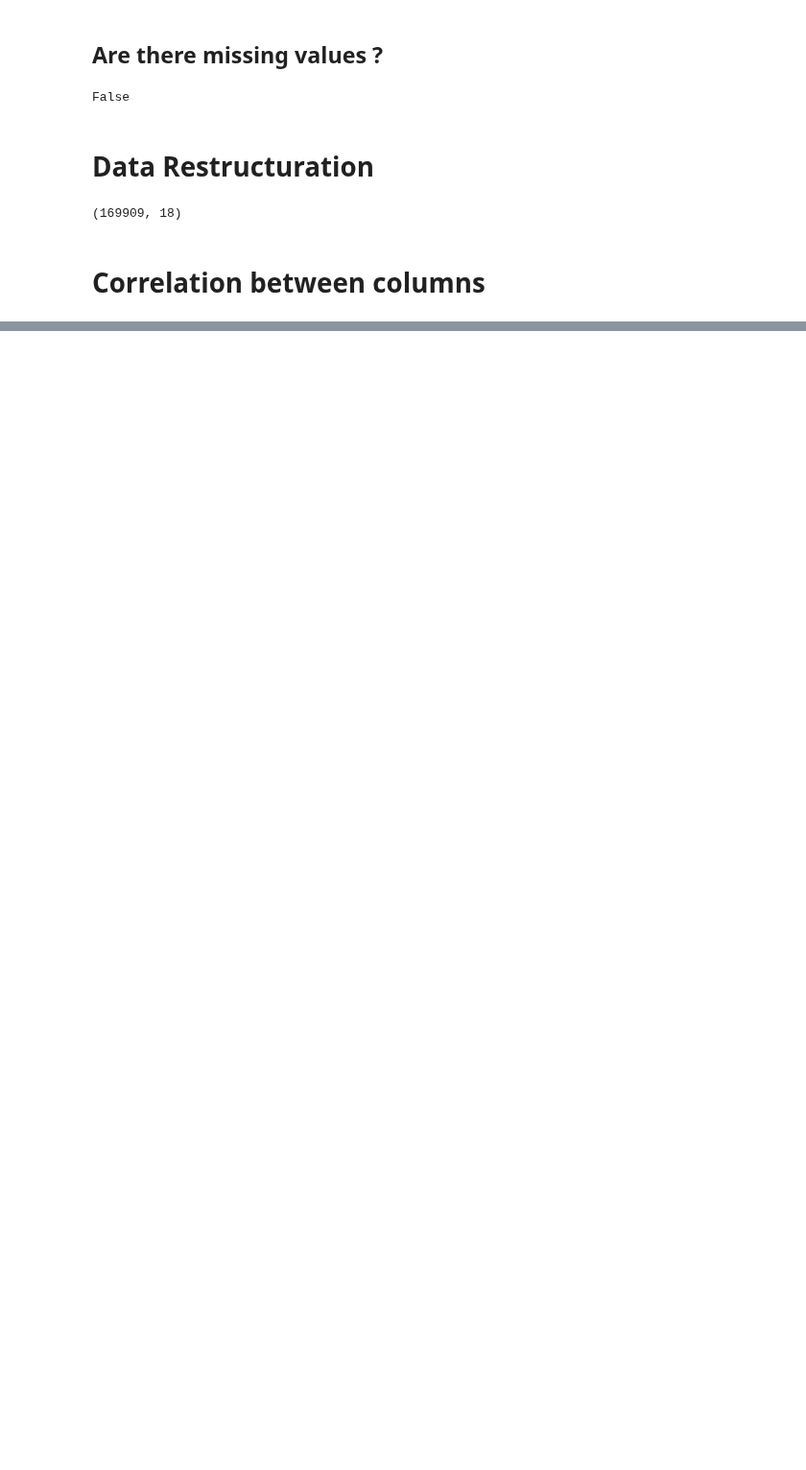
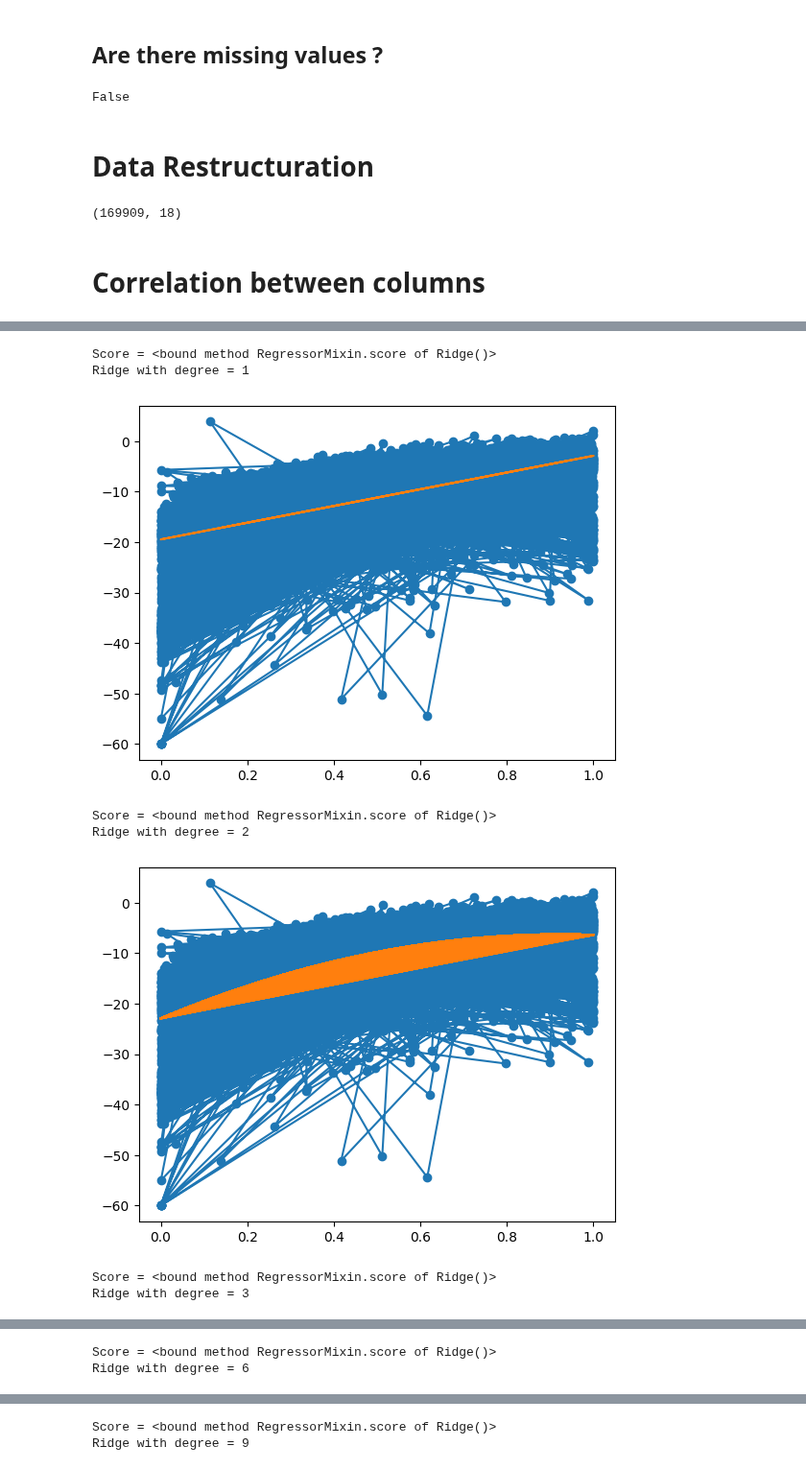
Before and after one commit to Manuela-AYO/DAProject2022, a Jupyter notebook: spotifyAnalysis.ipynb, the cells around one changed output, grey strips where cells are left out. Shown at 96% size. Drawn from its saved outputs; the diff is of its cells as text; code cells hidden in the pictures; blank space fills up the shorter version.

```diff
--- a/spotifyAnalysis.ipynb
+++ b/spotifyAnalysis.ipynb
@@ -113,0 +260,25 @@ See you on the next episode(which is the remainder of this project 😉) !!!
+# %%
+for deg in [1,2,3,6,9,12]:
+    energy_deg = PolynomialFeatures(degree=deg).fit_transform(energy)[:,1:]
+    model = Ridge()
+    model.fit(energy_deg, loudness)
+
+    # train the regressor on training set
+    pred = model.predict(energy_deg)
+
+    print(f"Score = {model.score()}")
+
+    # plot
+    print(f"Ridge with degree = {deg}")
+    plt.scatter(df_train["energy"], df_train["loudness"])
+    plt.plot(energy, pred)
+    plt.show()
+# %% [output]
+Score = <bound method RegressorMixin.score of Ridge()>
+Ridge with degree = 1
+[figure, added]
+Score = <bound method RegressorMixin.score of Ridge()>
+Ridge with degree = 2
+[figure, added]
+Score = <bound method RegressorMixin.score of Ridge()>
+Ridge with degree = 3
@@ -113,0 +286,2 @@ See you on the next episode(which is the remainder of this project 😉) !!!
+Score = <bound method RegressorMixin.score of Ridge()>
+Ridge with degree = 6
@@ -113,0 +289,2 @@ See you on the next episode(which is the remainder of this project 😉) !!!
+Score = <bound method RegressorMixin.score of Ridge()>
+Ridge with degree = 9
```
Also changed, not shown: parts of 22 cells of this notebook, 1 other file.
